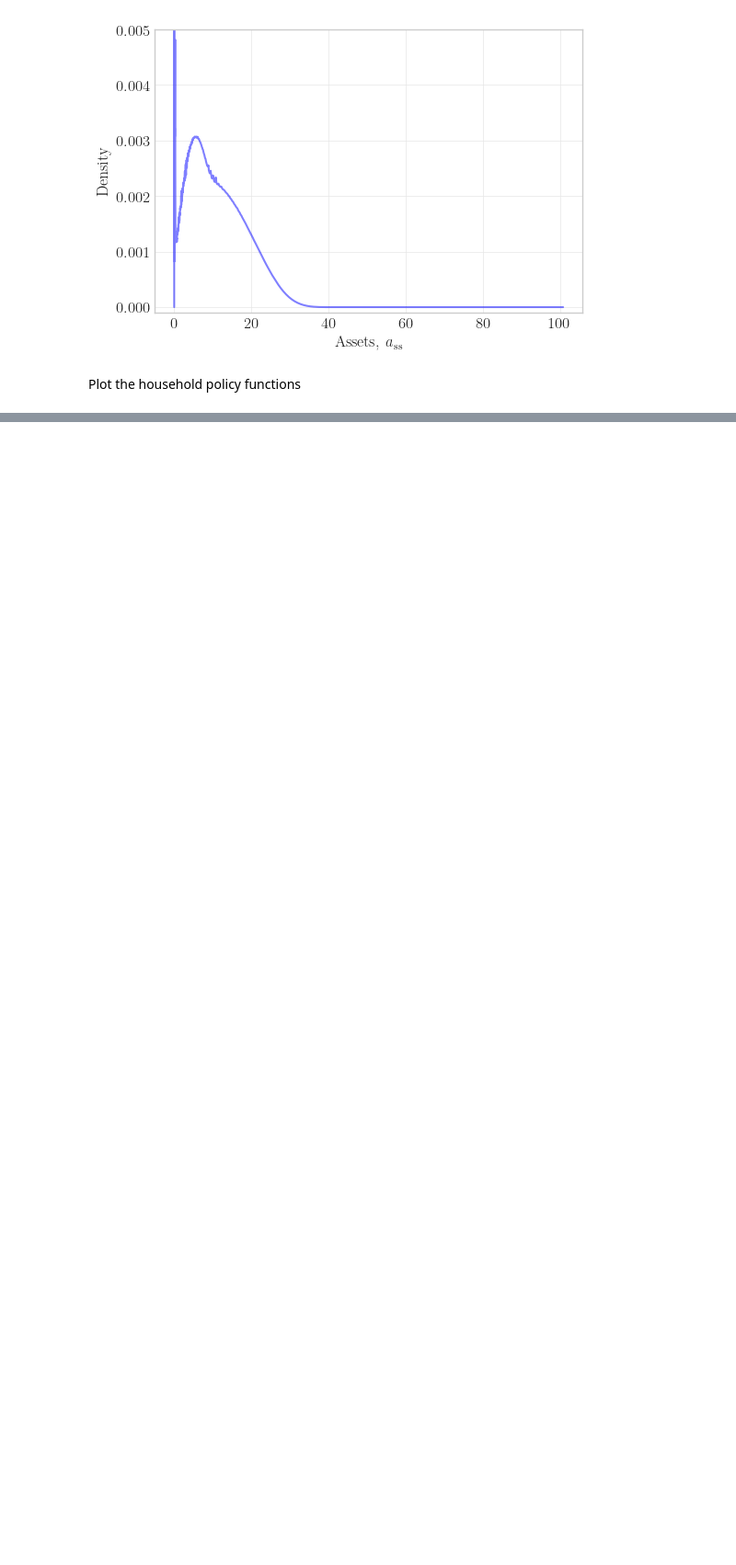
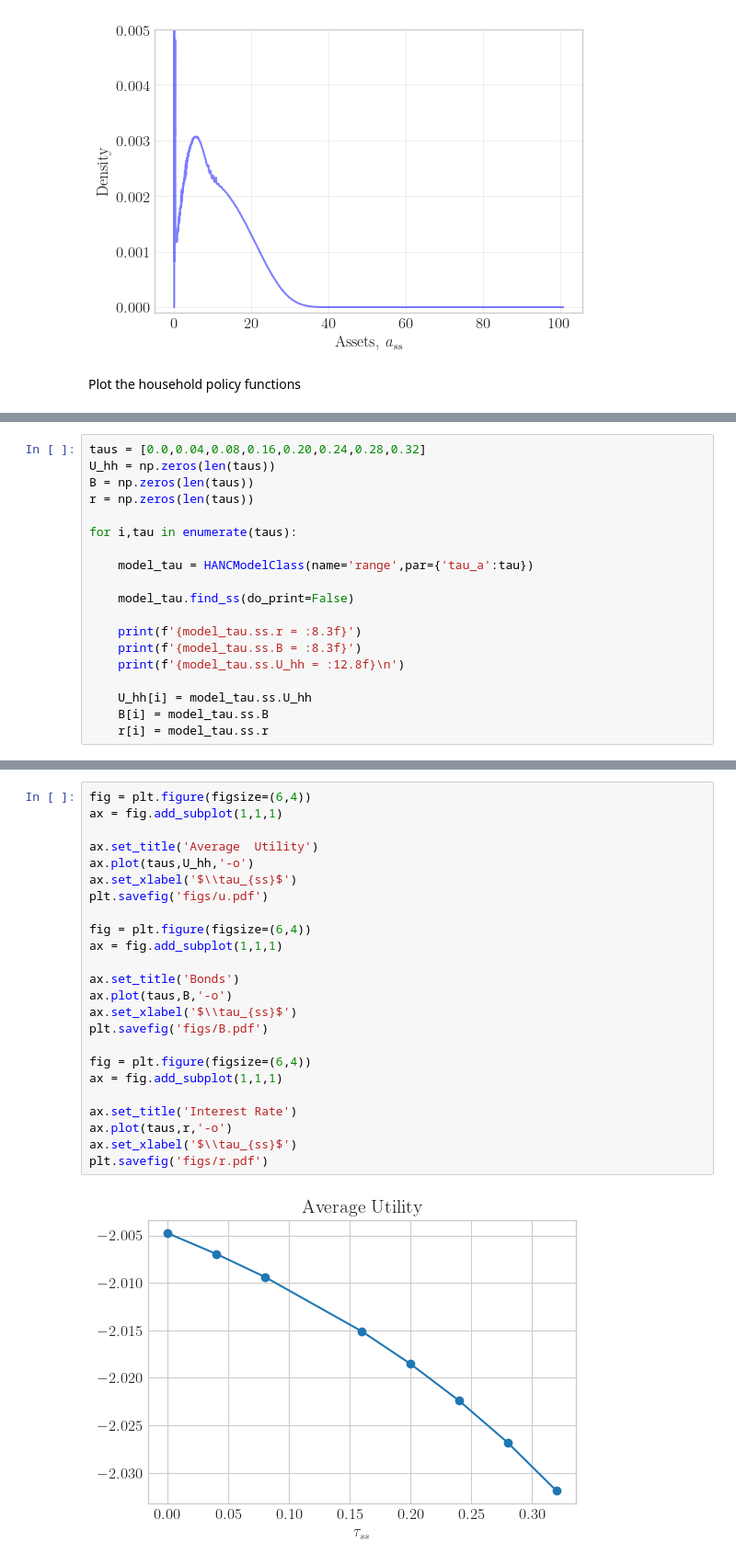
Before and after one commit to zjn123zht/HANKAssignments, a Jupyter notebook: results.ipynb, the cells around one changed output, grey strips where cells are left out. Shown at 92% size. Drawn from its saved outputs; the diff is of its cells as text; blank space fills up the shorter version.

```diff
--- a/results.ipynb
+++ b/results.ipynb
@@ -160,0 +216,19 @@ par.beta*(1+ss.r)
+# %%
+taus = [0.0,0.04,0.08,0.16,0.20,0.24,0.28,0.32]
+U_hh = np.zeros(len(taus))
+B = np.zeros(len(taus))
+r = np.zeros(len(taus))
+
+for i,tau in enumerate(taus):
+
+    model_tau = HANCModelClass(name='range',par={'tau_a':tau})
+
+    model_tau.find_ss(do_print=False)
+
+    print(f'{model_tau.ss.r = :8.3f}')
+    print(f'{model_tau.ss.B = :8.3f}')
+    print(f'{model_tau.ss.U_hh = :12.8f}\n')
+
+    U_hh[i] = model_tau.ss.U_hh
+    B[i] = model_tau.ss.B
+    r[i] = model_tau.ss.r
@@ -160,0 +253,26 @@ par.beta*(1+ss.r)
+# %%
+fig = plt.figure(figsize=(6,4))
+ax = fig.add_subplot(1,1,1)
+
+ax.set_title('Average  Utility')
+ax.plot(taus,U_hh,'-o')
+ax.set_xlabel('$\\tau_{ss}$')
+plt.savefig('figs/u.pdf')
+
+fig = plt.figure(figsize=(6,4))
+ax = fig.add_subplot(1,1,1)
+
+ax.set_title('Bonds')
+ax.plot(taus,B,'-o')
+ax.set_xlabel('$\\tau_{ss}$')
+plt.savefig('figs/B.pdf')
+
+fig = plt.figure(figsize=(6,4))
+ax = fig.add_subplot(1,1,1)
+
+ax.set_title('Interest Rate')
+ax.plot(taus,r,'-o')
+ax.set_xlabel('$\\tau_{ss}$')
+plt.savefig('figs/r.pdf')
+# %% [output]
+[figure, added]
```
Also changed, not shown: parts of 18 cells of this notebook.
